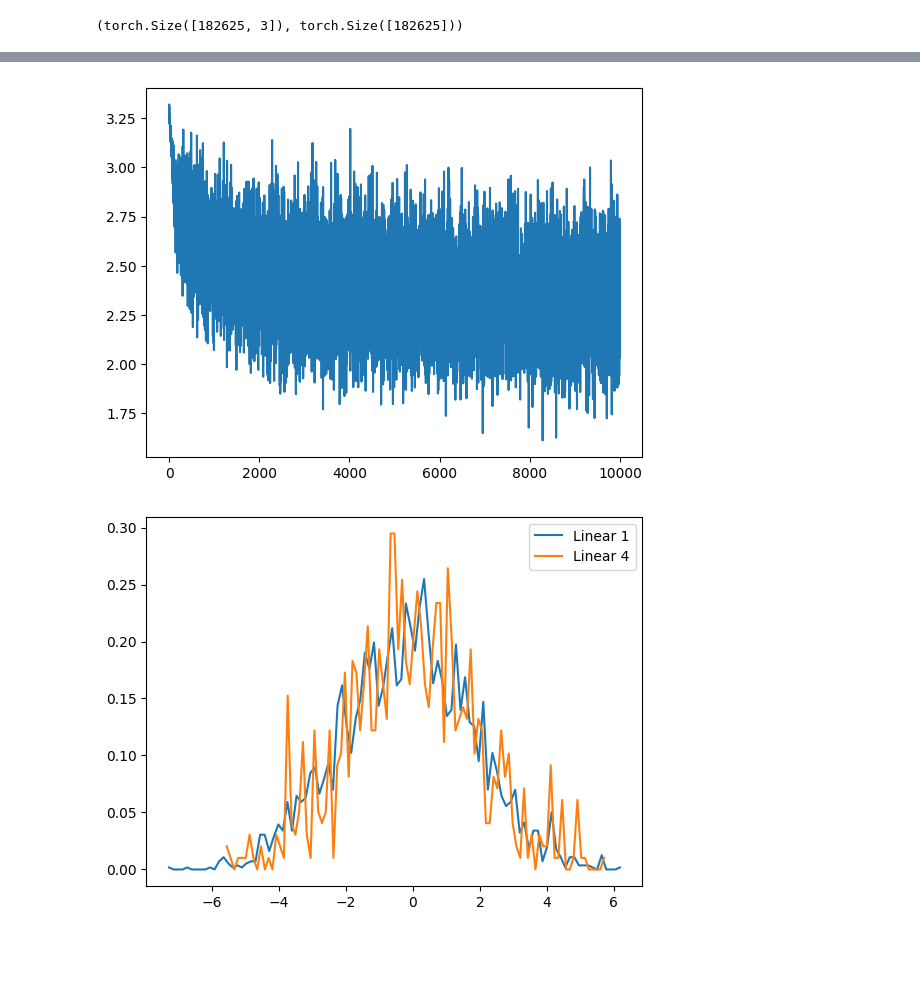
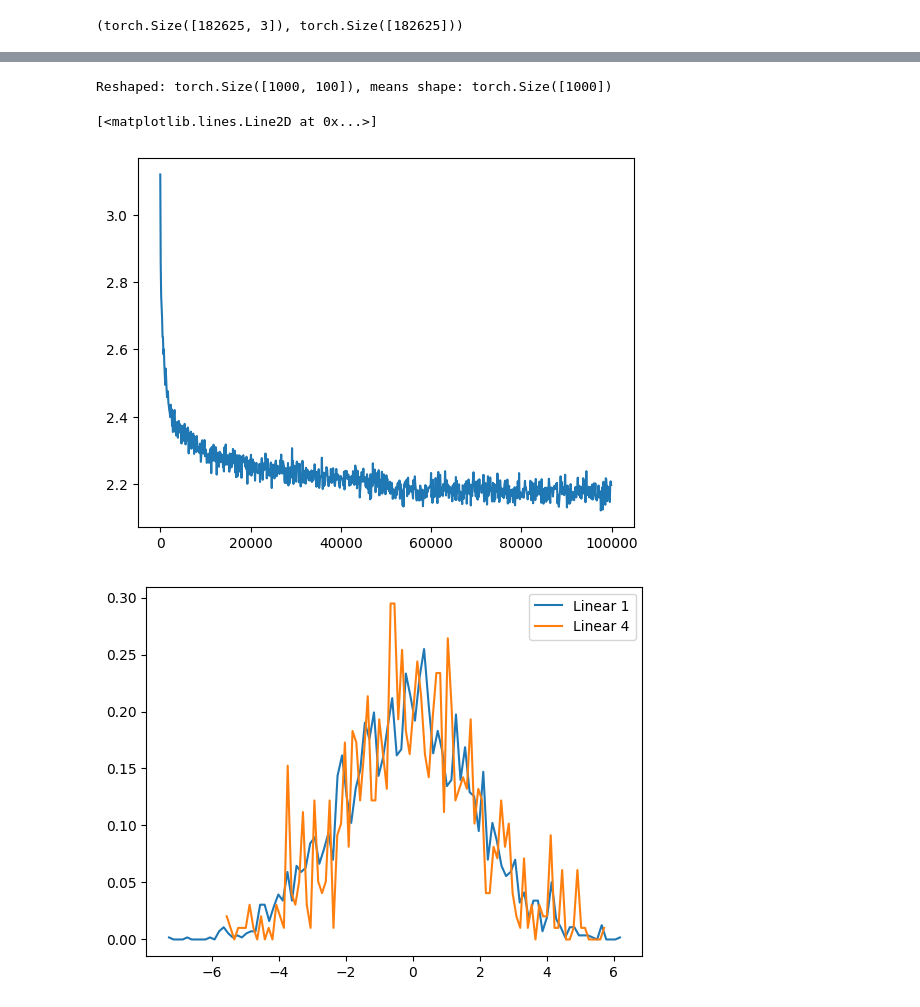
Before and after one commit to vladsavelyev/deeplearning, a Jupyter notebook: karpathy/makemore_5_cnn1.ipynb, the cells around one changed output, grey strips where cells are left out. Saved outputs shown, nothing was run; the diff lists cells and outputs as text; code cells hidden in the pictures; blank space fills up the shorter version.

```diff
--- a/karpathy/makemore_5_cnn1.ipynb
+++ b/karpathy/makemore_5_cnn1.ipynb
@@ -149,21 +149,18 @@ class Tanh(Layer):
 
 
 class Embedding(Layer):
-    def __init__(self, vocab_size: int, block_size: int, emb_dims: int):
+    def __init__(self, num_embeddings: int, embedding_dims: int):
         super().__init__()
-        self.vocab_size = vocab_size
-        self.block_size = block_size
-        self.emb_dims = emb_dims
-        self.C = torch.randn((vocab_size, emb_dims))
+        self.w = torch.randn((num_embeddings, embedding_dims))
 
     def __call__(self, x: torch.Tensor):
-        size = self.block_size * self.emb_dims
-        # print(f'Applying Embedding layer: self.C ({self.C.shape}) [x ({x.shape})].view(-1, {size})')
-        self.out = self.C[x].view(-1, size)
+        block_size = x.shape[-1]
+        emb_dims = self.w.shape[-1]
+        self.out = self.w[x].view(-1, block_size * emb_dims)
         return self.out
 
     def parameters(self):
-        return [self.C]
+        return [self.w]
 
 
 class BatchNorm1d(Layer):
@@ -312,7 +310,14 @@ Training loss: 2.434650182723999
-# %%
-plt.plot(losses);
-# %% [output]
-[figure, removed]
+# %%
+# e.g. for 10_000 steps, it would be 10, so we plot every 10 steps
+window_size = n_steps // 1000
+# taking mean for every 10 steps
+t = torch.tensor(losses[:-1]).view(-1, window_size)
+print(f'Reshaped: {t.shape}, means shape: {t.mean(1).shape}')
+plt.plot(torch.arange(len(t)) * window_size, t.mean(1))
+# %% [output]
+Reshaped: torch.Size([1000, 100]), means shape: torch.Size([1000])
+[<matplotlib.lines.Line2D at 0x...>]
+[figure, added]
 # %%
 # Linear layers outs should stay close to unit gaussian. If they are not,
 # it means that the initialisation is wrong, and/or batch norm is wrong.
```
Also changed, not shown: parts of 2 cells of this notebook.
